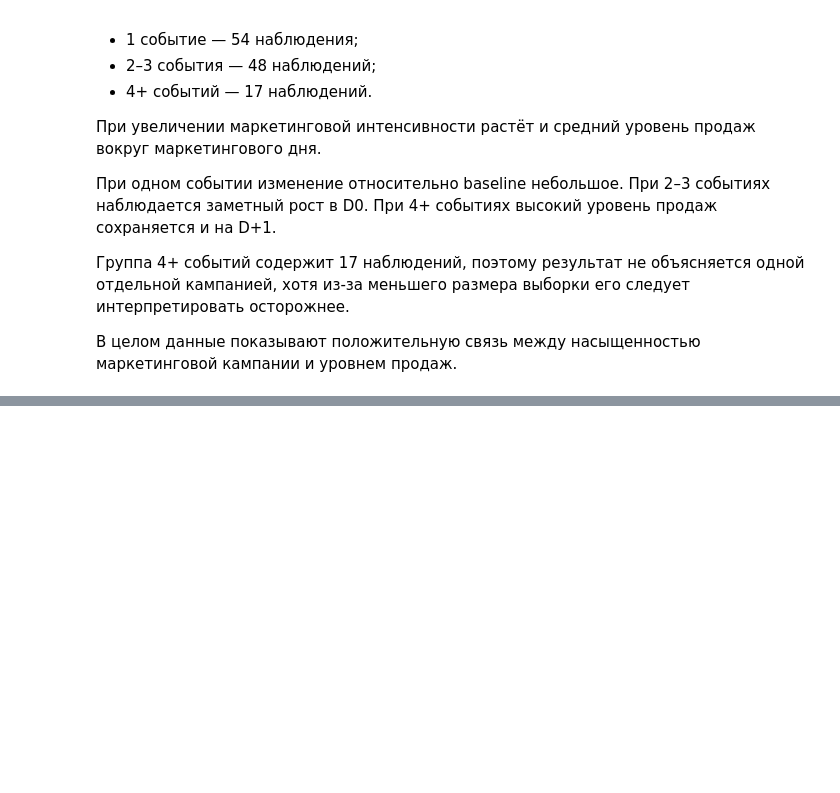
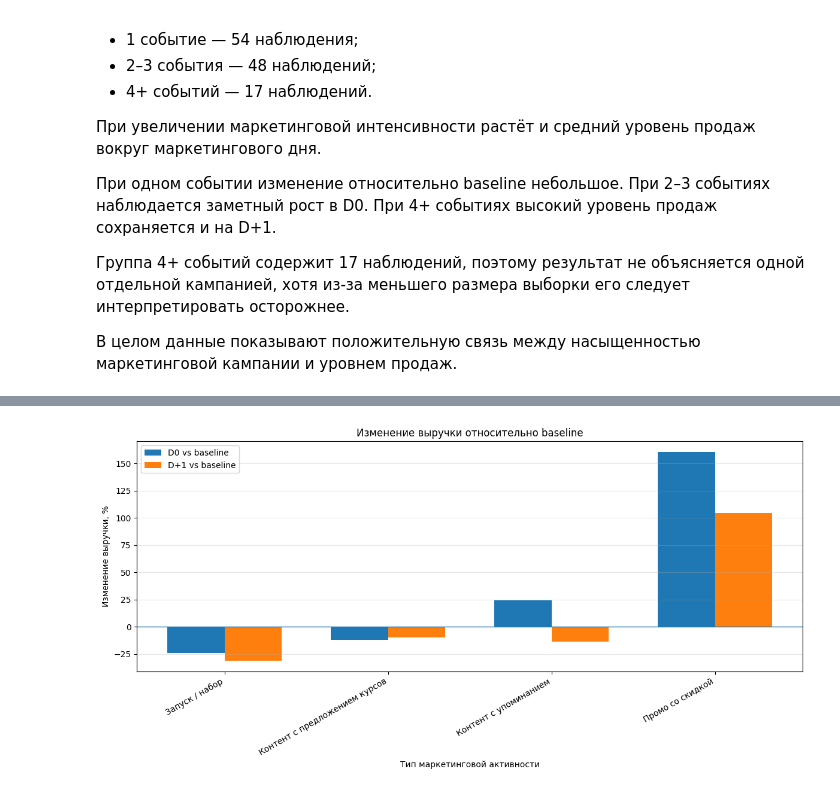
Before and after one commit to perchii/hackathon-postupashki, a Jupyter notebook: notebooks/marketing_sales_analysis.ipynb, the cells around one changed output, grey strips where cells are left out. Saved outputs shown, nothing was run; the diff lists cells and outputs as text; code cells hidden in the pictures; blank space fills up the shorter version.

```diff
--- a/notebooks/marketing_sales_analysis.ipynb
+++ b/notebooks/marketing_sales_analysis.ipynb
@@ -1841,0 +1976,40 @@ intensity_counts
+# %%
+x = np.arange(len(revenue_comparison))
+width = 0.35
+
+plt.figure(figsize=(12, 6))
+
+plt.bar(
+    x - width / 2,
+    revenue_comparison["d0_vs_baseline_pct"],
+    width,
+    label="D0 vs baseline"
+)
+
+plt.bar(
+    x + width / 2,
+    revenue_comparison["d1_vs_baseline_pct"],
+    width,
+    label="D+1 vs baseline"
+)
+
+plt.axhline(0, linewidth=1)
+
+plt.title("Изменение выручки относительно baseline")
+plt.xlabel("Тип маркетинговой активности")
+plt.ylabel("Изменение выручки, %")
+
+plt.xticks(
+    x,
+    revenue_comparison["activity_types"],
+    rotation=30,
+    ha="right"
+)
+
+plt.legend()
+plt.grid(axis="y", alpha=0.3)
+
+plt.tight_layout()
+plt.show()
+# %% [output]
+[figure, added]
```
Also changed, not shown: parts of 15 cells of this notebook.
